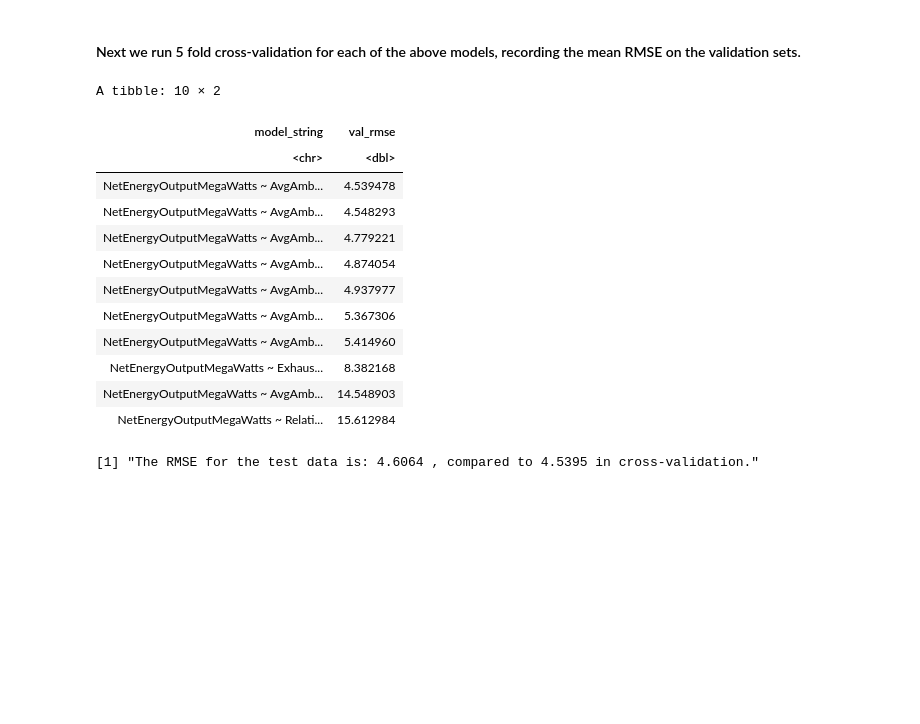
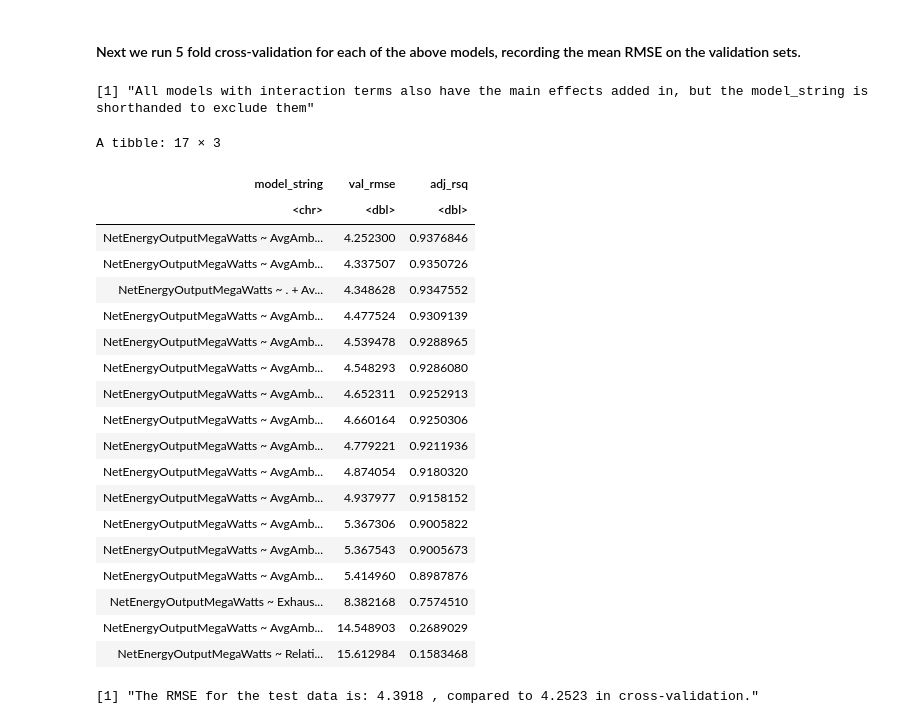
Before and after one commit to edile47/MPG-prediction, a Jupyter notebook: power_prediction.ipynb, the cells around one changed output. Cells and saved outputs as stored; diff of their text form; code cells hidden in the pictures; blank space fills up the shorter version.

```diff
--- a/power_prediction.ipynb
+++ b/power_prediction.ipynb
@@ -178,6 +178,7 @@ power_train_5fold_cv <- vfold_cv(power_train, v = 5)
 pred_var_names <- colnames(power_train %>% select(-NetEnergyOutputMegaWatts))
 num_predictors <-length(pred_var_names)
 model_strings_no_interaction = c()
+model_strings_with_interaction = c()
 
 # selected predictor variables
 selected <- c()
@@ -187,10 +188,17 @@ for (i in 1:num_predictors) {
         curr_model_preds <- c(selected, pred_var_names[[j]])
         model_string <- paste("NetEnergyOutputMegaWatts", "~", paste(curr_model_preds, collapse="+"))
         model_strings_no_interaction <- append(model_strings_no_interaction, model_string)
+
+        if (length(curr_model_preds) > 1) {
+            model_string_interaction <- paste("NetEnergyOutputMegaWatts", "~", paste(curr_model_preds, collapse="*"))
+            model_strings_with_interaction <- append(model_strings_with_interaction, model_string_interaction)
+        }
     }
     selected <- c(selected, pred_var_names[[1]])
     pred_var_names <- pred_var_names[-1]
 }
+
+model_strings <- append(model_strings_no_interaction, c(model_strings_with_interaction, "NetEnergyOutputMegaWatts ~ . + AvgAmbientTemperatureC*ExhaustVacuum_cm_Hg") )
 # %% [markdown]
 #### The list below is all the models that will be tested in cross-validation workflow
 # %%
@@ -209,55 +224,68 @@ print(model_strings_no_interaction)
 # %% [markdown]
 #### Next we run 5 fold cross-validation for each of the above models, recording the mean RMSE on the validation sets.
 # %%
-cv_results <- tibble(model_string = character(), val_rmse = numeric())
+cv_results <- tibble(model_string = character(), val_rmse = numeric(), adj_rsq = numeric())
 
 # extract test and train data into separate columns in the fold_cv tibble
 power_train_5fold_cv <- power_train_5fold_cv %>%
   mutate(
     train = map(splits, ~training(.x)),
     validate = map(splits, ~testing(.x))
   )
 
 
-for (model_string in model_strings_no_interaction) {
+for (model_string in model_strings) {
 
     # generate the models for all cross-val splits
     evaluated_models <- power_train_5fold_cv %>%
         mutate(model = map(train, ~lm(formula = as.formula(model_string), data = .x))) %>%
 
     # map the real response validation set response and predicted response to validate_actual & validate_predicted
         mutate(validate_actual = map(validate, ~.x$NetEnergyOutputMegaWatts),
                validate_predicted = map2(model, validate, ~predict(.x, .y))) %>%
 
     # calculate the RMSE between the real and predicted on the validation set
         mutate(validate_rmse = map2_dbl(validate_actual, validate_predicted,
                ~rmse(actual = .x, predicted = .y)))
 
 
-
-    cv_results <- cv_results %>% add_row(model_string = model_string, val_rmse = mean(evaluated_models$validate_rmse))
+    cv_results <- cv_results %>% add_row(model_string = model_string,
+                                         val_rmse = mean(evaluated_models$validate_rmse),
+                                         adj_rsq = evaluated_models$model %>% map(., ~(summary(.x))$adj.r.squared) %>% unlist() %>% mean())
 
 
 }
 
+
+print("All models with interaction terms also have the main effects added in, but the model_string is shorthanded to exclude them")
 cv_results %>% arrange(val_rmse)
 # %% [output]
-A tibble: 10 × 2
+[1] "All models with interaction terms also have the main effects added in, but the model_string is shorthanded to exclude them"
+A tibble: 17 × 3
-| model_string | val_rmse |
-| <chr> | <dbl> |
-| NetEnergyOutputMegaWatts ~ AvgAmb... | 4.539478 |
-| NetEnergyOutputMegaWatts ~ AvgAmb... | 4.548293 |
-| NetEnergyOutputMegaWatts ~ AvgAmb... | 4.779221 |
-| NetEnergyOutputMegaWatts ~ AvgAmb... | 4.874054 |
-| NetEnergyOutputMegaWatts ~ AvgAmb... | 4.937977 |
-| NetEnergyOutputMegaWatts ~ AvgAmb... | 5.367306 |
-| NetEnergyOutputMegaWatts ~ AvgAmb... | 5.414960 |
-| NetEnergyOutputMegaWatts ~ Exhaus... | 8.382168 |
-| NetEnergyOutputMegaWatts ~ AvgAmb... | 14.548903 |
-| NetEnergyOutputMegaWatts ~ Relati... | 15.612984 |
+| model_string | val_rmse | adj_rsq |
+| <chr> | <dbl> | <dbl> |
+| NetEnergyOutputMegaWatts ~ AvgAmb... | 4.252300 | 0.9376846 |
+| NetEnergyOutputMegaWatts ~ AvgAmb... | 4.337507 | 0.9350726 |
+| NetEnergyOutputMegaWatts ~ . + Av... | 4.348628 | 0.9347552 |
+| NetEnergyOutputMegaWatts ~ AvgAmb... | 4.477524 | 0.9309139 |
+| NetEnergyOutputMegaWatts ~ AvgAmb... | 4.539478 | 0.9288965 |
+| NetEnergyOutputMegaWatts ~ AvgAmb... | 4.548293 | 0.9286080 |
+| NetEnergyOutputMegaWatts ~ AvgAmb... | 4.652311 | 0.9252913 |
+| NetEnergyOutputMegaWatts ~ AvgAmb... | 4.660164 | 0.9250306 |
+| NetEnergyOutputMegaWatts ~ AvgAmb... | 4.779221 | 0.9211936 |
+| NetEnergyOutputMegaWatts ~ AvgAmb... | 4.874054 | 0.9180320 |
+| NetEnergyOutputMegaWatts ~ AvgAmb... | 4.937977 | 0.9158152 |
+| NetEnergyOutputMegaWatts ~ AvgAmb... | 5.367306 | 0.9005822 |
+| NetEnergyOutputMegaWatts ~ AvgAmb... | 5.367543 | 0.9005673 |
+| NetEnergyOutputMegaWatts ~ AvgAmb... | 5.414960 | 0.8987876 |
+| NetEnergyOutputMegaWatts ~ Exhaus... | 8.382168 | 0.7574510 |
+| NetEnergyOutputMegaWatts ~ AvgAmb... | 14.548903 | 0.2689029 |
+| NetEnergyOutputMegaWatts ~ Relati... | 15.612984 | 0.1583468 |
 # %%
 # TODO: residual plots, qqplots, etc.
-best_model <- lm(NetEnergyOutputMegaWatts ~ ., data=power_train)
+# best_model <- lm(as.formula((cv_results %>% arrange(val_rmse) %>% head(1))$model_string), data=power_train)
+
+best_model <- lm(NetEnergyOutputMegaWatts ~ . + AvgAmbientTemperatureC*ExhaustVacuum_cm_Hg, data=power_train)
 
 test_prediction <- predict(best_model, power_test)
 
@@ -270,7 +298,7 @@ print(paste("The RMSE for the test data is:",
             (cv_results %>% arrange(val_rmse))$val_rmse[1] %>% round(precision),
             "in cross-validation."))
 # %% [output]
-[1] "The RMSE for the test data is: 4.6064 , compared to 4.5395 in cross-validation."
+[1] "The RMSE for the test data is: 4.3918 , compared to 4.2523 in cross-validation."
 # %%
 summary(best_model)
 # %% [output]
```
Also changed, not shown: parts of 5 cells of this notebook.
